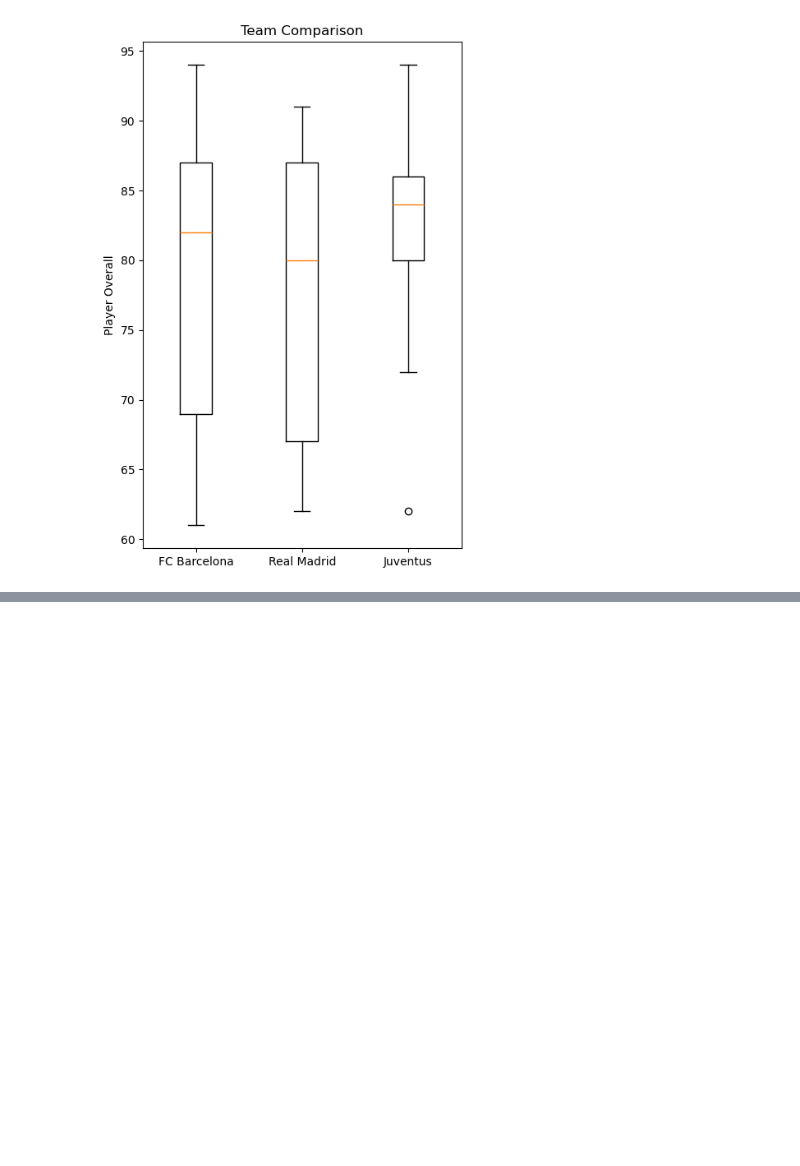
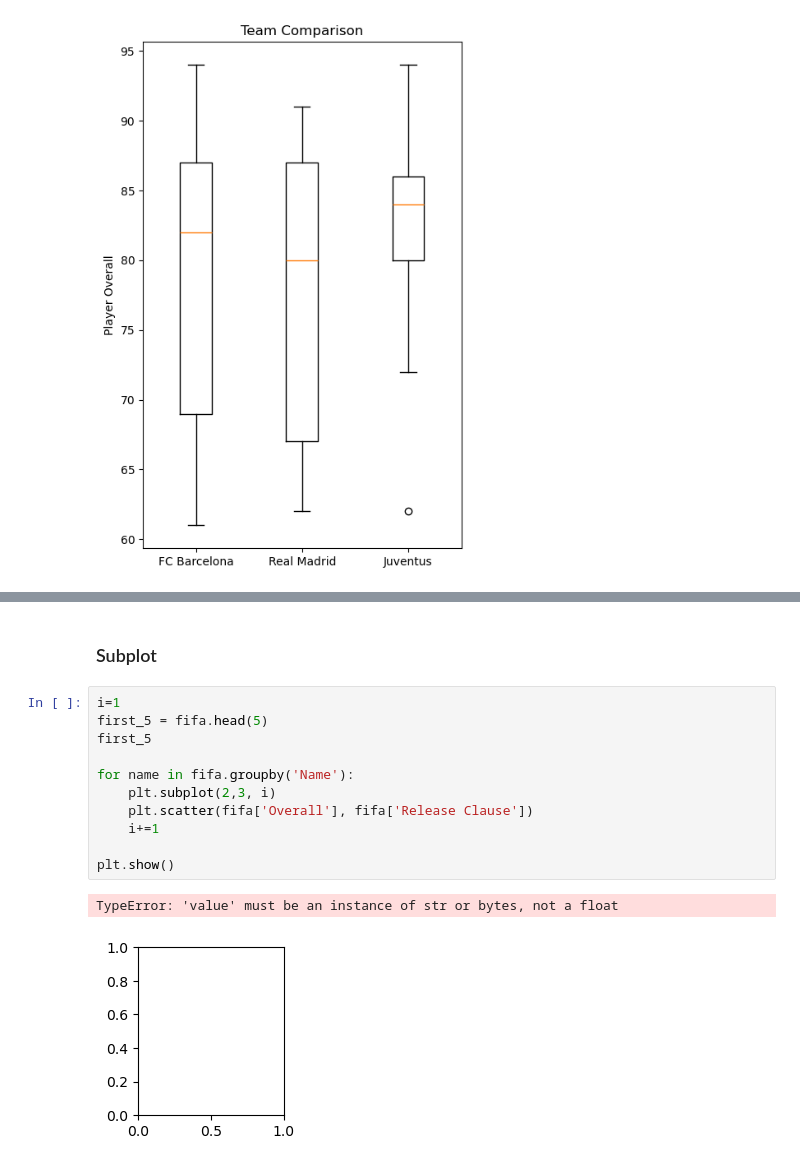
Before and after one commit to Rishabhpm23/Infomatrix-Python-Week-, a Jupyter notebook: matplotlib_practice.ipynb, the cells around one changed output, grey strips where cells are left out. Saved outputs shown, nothing was run; the diff lists cells and outputs as text; blank space fills up the shorter version.

```diff
--- a/matplotlib_practice.ipynb
+++ b/matplotlib_practice.ipynb
@@ -151,0 +164,16 @@ plt.show()
+# %% [markdown]
+### Subplot
+# %%
+i=1
+first_5 = fifa.head(5)
+first_5
+
+for name in fifa.groupby('Name'):
+    plt.subplot(2,3, i)
+    plt.scatter(fifa['Overall'], fifa['Release Clause'])
+    i+=1
+
+plt.show()
+# %% [output]
+TypeError: 'value' must be an instance of str or bytes, not a float
+[figure, added]
```
Also changed, not shown: parts of 4 cells of this notebook.
